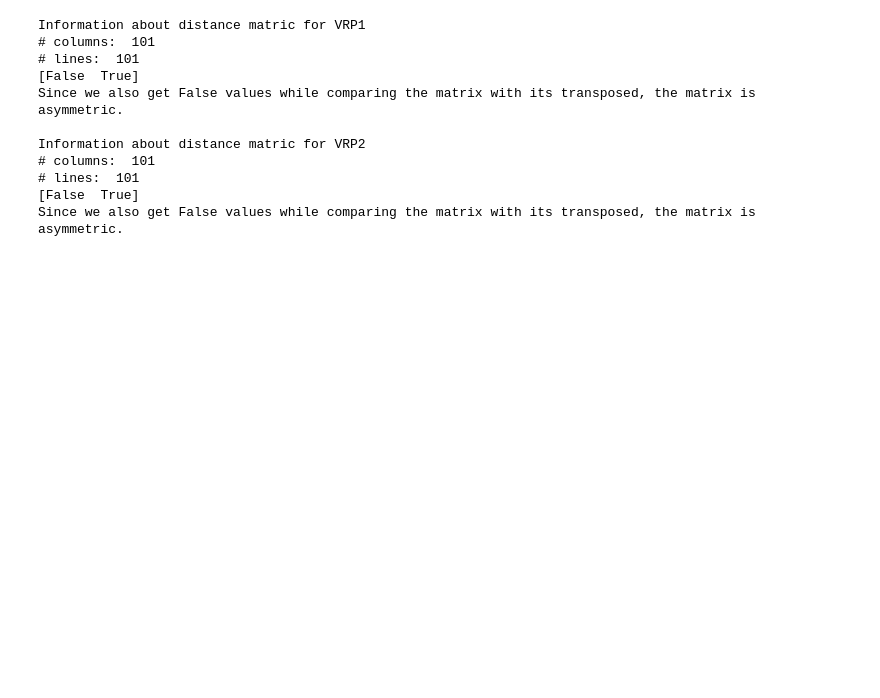
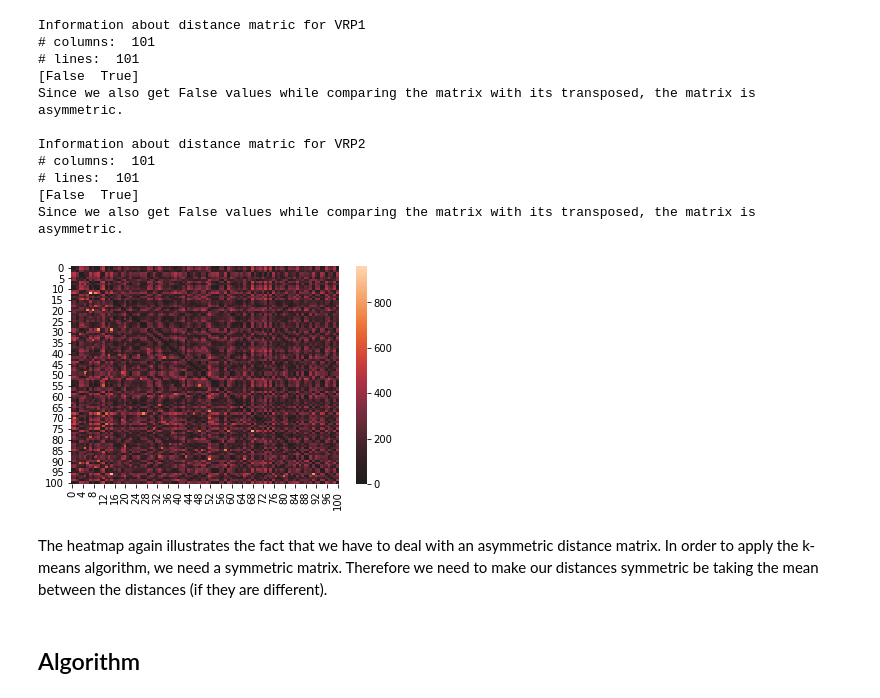
Before and after one commit to pphilihpp/NatureInspiredAlgorithms, a Jupyter notebook: Endproject/Vehicle Routing Problem.ipynb, the cells around one changed output. Cells and saved outputs as stored; diff of their text form; code cells hidden in the pictures; blank space fills up the shorter version.

Commit message:
Making matrix symmetric and adding our algorithm sketch

```diff
--- a/Endproject/Vehicle Routing Problem.ipynb
+++ b/Endproject/Vehicle Routing Problem.ipynb
@@ -100,3 +101,10 @@ Information about distance matric for VRP2
 # lines:  101
 [False  True]
 Since we also get False values while comparing the matrix with its transposed, the matrix is asymmetric.
+# %%
+#heatmap
+ax = sns.heatmap(distance_matrix, center=0)
+# %% [output]
+[figure, added]
+# %% [markdown]
+The heatmap again illustrates the fact that we have to deal with an asymmetric distance matrix. In order to apply the k-means algorithm, we need a symmetric matrix. Therefore we need to make our distances symmetric be taking the mean between the distances (if they are different).
@@ -102,0 +129,2 @@ Since we also get False values while comparing the matrix with its transposed, t
+# %% [markdown]
+## Algorithm
```
Also changed, not shown: parts of 7 cells of this notebook.
